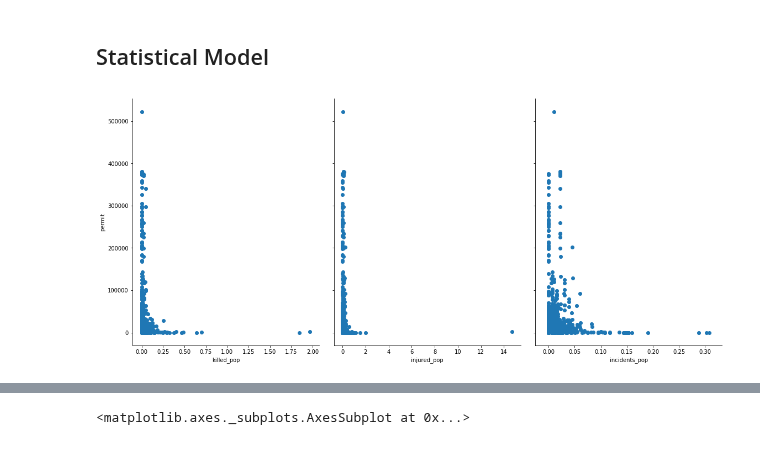
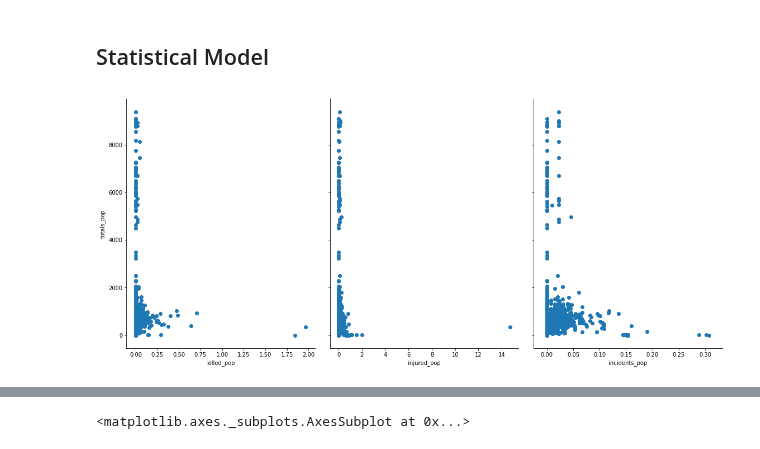
Before and after one commit to EliasFM/INFO370-FinalProject, a Jupyter notebook: Analysis .ipynb, the cells around one changed output, grey strips where cells are left out. Drawn from its saved outputs; the diff is of its cells as text; code cells hidden in the pictures.

```diff
--- a/Analysis .ipynb
+++ b/Analysis .ipynb
@@ -91,12 +92,12 @@ sns.heatmap(corr, mask=mask, cmap=cmap, vmax=.3, center=0,
 # %%
 g = sns.PairGrid(shooting_and_sales_per_pop,
                  x_vars=["killed_pop",'injured_pop', 'incidents_pop'],
-                 y_vars=["permit"],
+                 y_vars=["totals_pop"],
                  aspect=.75, size=7)
 g.map(plt.scatter)
 plt.show()
 # %% [output]
-[figure, old version]
+[figure, new version]
 # %%
 lm = smf.ols(formula='permit ~ killed_pop', data=shooting_and_sales_per_pop).fit()
 lm.summary()
```
Also changed, not shown: parts of 6 cells of this notebook, 1 other file.
